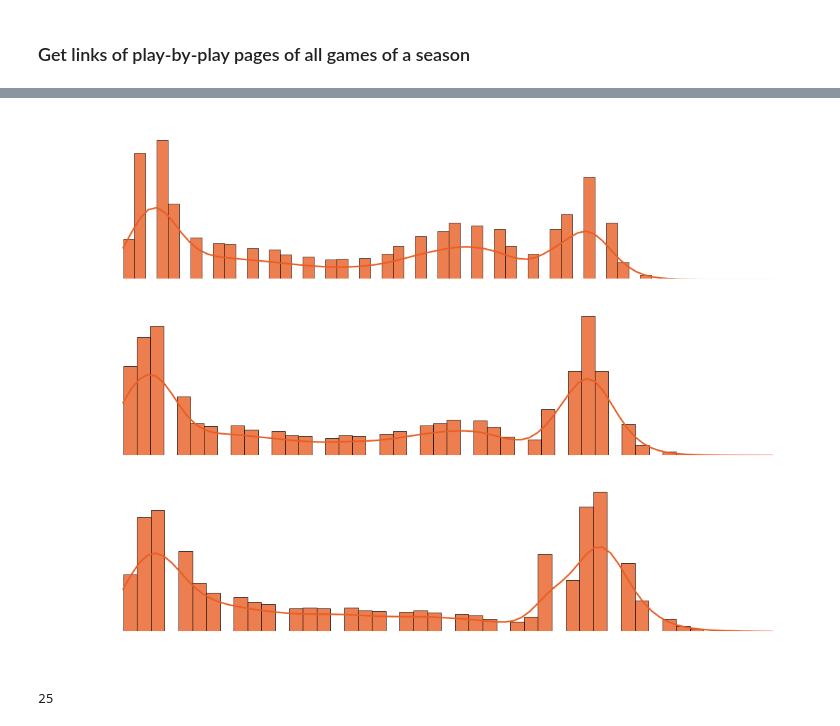
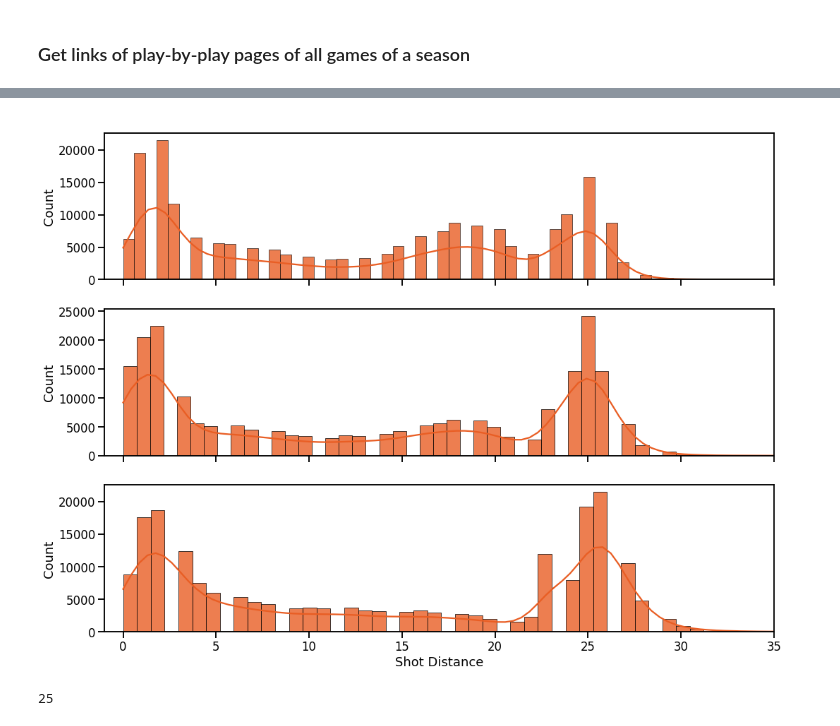
Before and after one commit to JoshJingtianWang/MoreyBall_Linear_Regression, a Jupyter notebook: code/EDA.ipynb, the cells around one changed output, grey strips where cells are left out. Cells and saved outputs as stored; diff of their text form; code cells hidden in the pictures.

```diff
--- a/code/EDA.ipynb
+++ b/code/EDA.ipynb
@@ -168,36 +170,42 @@ with open('shotlocation.pickle', 'wb') as handle:
 import matplotlib.pyplot as plt
 import seaborn as sns
+# %%
+#pickle file can be read via pandas
+finaldict = pd.read_pickle(r'shotlocation.pickle')
 # %%
 #plt.figure(figsize = (12,8))
 
-params = {"ytick.color" : "w",
-          "xtick.color" : "w",
-          "axes.labelcolor" : "w",
-          "axes.edgecolor" : "w"}
-plt.rcParams.update(params)
+#params = {"ytick.color" : "w",
+          #"xtick.color" : "w",
+          #"axes.labelcolor" : "w",
+          #"axes.edgecolor" : "w"}
+#plt.rcParams.update(params) #changes text color to white
 
 sns.set_context("talk")
 
 fig, axes = plt.subplots(3, 1, figsize=(17, 13), sharex=True)
 
 #sns.histplot(finaldict[2011], ax=axes[0,0])
 
 sns.histplot(finaldict[2011],ax=axes[0],kde=True,color='#e95e24', alpha=0.8)
 axes[0].set_title(2011, color='w')
 
 sns.histplot(finaldict[2017],ax=axes[1],kde=True,color='#e95e24', alpha=0.8)
 axes[1].set_title(2017, color='w')
 
 sns.histplot(finaldict[2021],ax=axes[2],kde=True,color='#e95e24', alpha=0.8)
 axes[2].set_title(2021, color='w')
 
 axes[0].set_xlim([-1, 35])
 axes[2].set_xlabel("Shot Distance")
 
-fig.figure.savefig("shotlocation.png",transparent=True,
+fig.patch.set_facecolor('white') #set color around plot to be white
+
+fig.figure.savefig("shotlocation.png",
                       bbox_inches="tight"); #avoid cutting off labels
+                    #transparent=True,
 # %% [output]
-[figure, old version]
+[figure, new version]
 # %%
 f, axes = plt.subplots(1, 2)
 # %%
```
Also changed, not shown: parts of 1 cell of this notebook, 2 other files.
